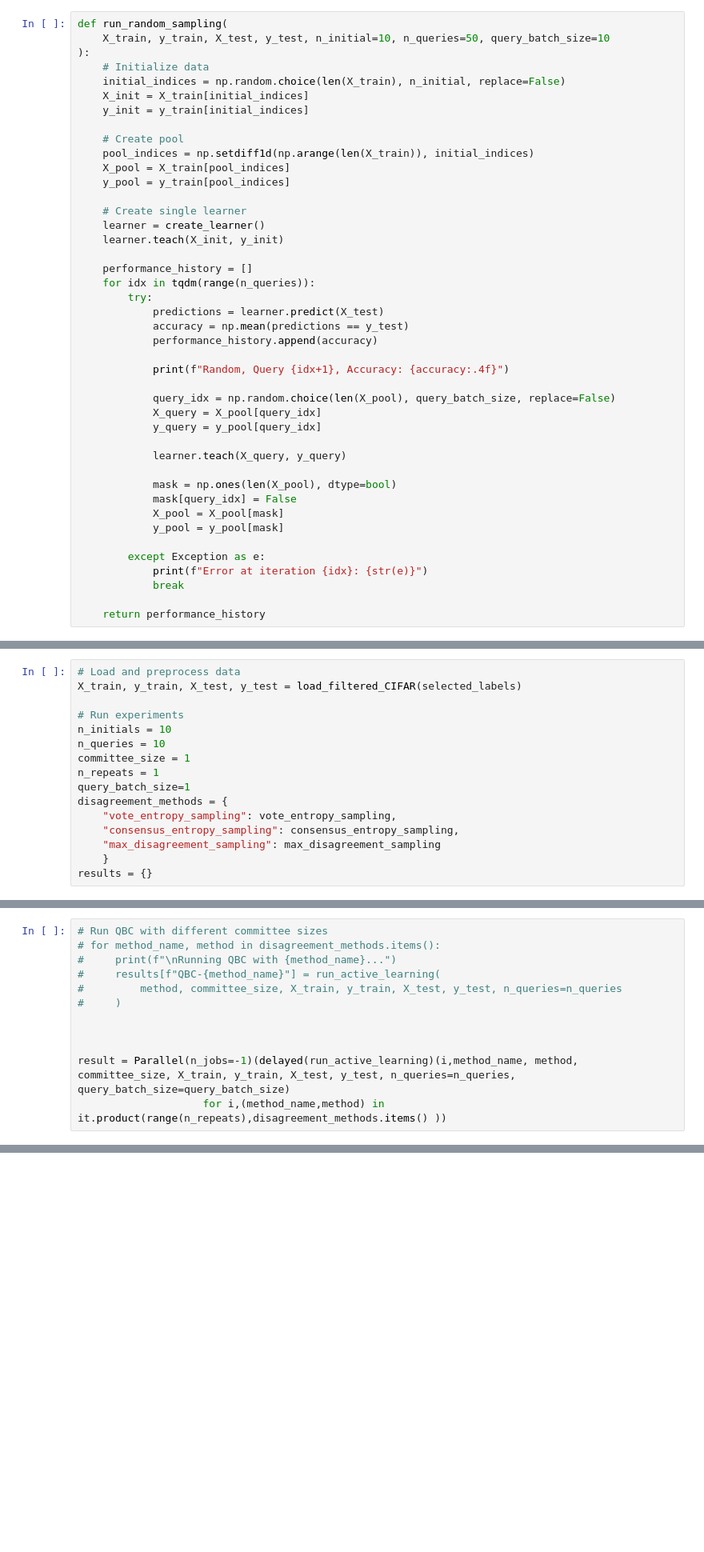
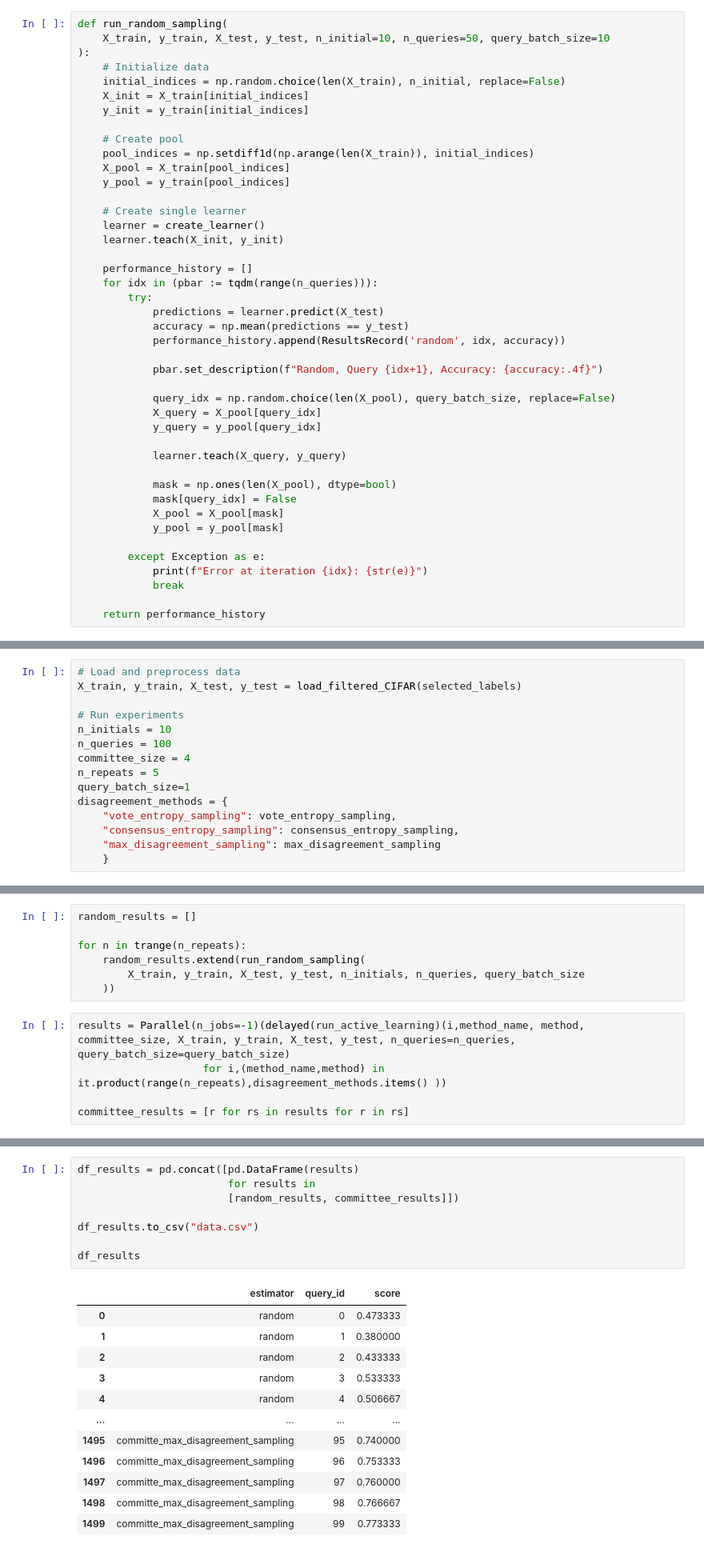
Before and after one commit to CelinaLaune/ActiveLearning, a Jupyter notebook: QBC_US.ipynb, the cells around one changed output, grey strips where cells are left out. Shown at 80% size. Cells and saved outputs as stored; diff of their text form; blank space fills up the shorter version.

Commit message:
Update random sampling

```diff
--- a/QBC_US.ipynb
+++ b/QBC_US.ipynb
@@ -139,13 +139,13 @@ def run_random_sampling(
     learner.teach(X_init, y_init)
 
     performance_history = []
-    for idx in tqdm(range(n_queries)):
+    for idx in (pbar := tqdm(range(n_queries))):
         try:
             predictions = learner.predict(X_test)
             accuracy = np.mean(predictions == y_test)
-            performance_history.append(accuracy)
+            performance_history.append(ResultsRecord('random', idx, accuracy))
 
-            print(f"Random, Query {idx+1}, Accuracy: {accuracy:.4f}")
+            pbar.set_description(f"Random, Query {idx+1}, Accuracy: {accuracy:.4f}")
 
             query_idx = np.random.choice(len(X_pool), query_batch_size, replace=False)
             X_query = X_pool[query_idx]
@@ -235,13 +233,12 @@ X_train, y_train, X_test, y_test = load_filtered_CIFAR(selected_labels)
 
 # Run experiments
 n_initials = 10
-n_queries = 10
-committee_size = 1
-n_repeats = 1
+n_queries = 100
+committee_size = 4
+n_repeats = 5
 query_batch_size=1
 disagreement_methods = {
     "vote_entropy_sampling": vote_entropy_sampling,
     "consensus_entropy_sampling": consensus_entropy_sampling,
     "max_disagreement_sampling": max_disagreement_sampling
     }
-results = {}
@@ -254,12 +248,12 @@ results = {}
+# %%
+random_results = []
+
+for n in trange(n_repeats):
+    random_results.extend(run_random_sampling(
+        X_train, y_train, X_test, y_test, n_initials, n_queries, query_batch_size
+    ))
 # %%
-# Run QBC with different committee sizes
-# for method_name, method in disagreement_methods.items():
-#     print(f"\nRunning QBC with {method_name}...")
-#     results[f"QBC-{method_name}"] = run_active_learning(
-#         method, committee_size, X_train, y_train, X_test, y_test, n_queries=n_queries
-#     )
+results = Parallel(n_jobs=-1)(delayed(run_active_learning)(i,method_name, method, committee_size, X_train, y_train, X_test, y_test, n_queries=n_queries, query_batch_size=query_batch_size)
+                    for i,(method_name,method) in it.product(range(n_repeats),disagreement_methods.items() ))
 
-
-
-result = Parallel(n_jobs=-1)(delayed(run_active_learning)(i,method_name, method, committee_size, X_train, y_train, X_test, y_test, n_queries=n_queries, query_batch_size=query_batch_size)
-                    for i,(method_name,method) in it.product(range(n_repeats),disagreement_methods.items() ))
+committee_results = [r for rs in results for r in rs]
@@ -286,0 +260,21 @@ df_results
+# %%
+df_results = pd.concat([pd.DataFrame(results)
+                        for results in
+                        [random_results, committee_results]])
+
+df_results.to_csv("data.csv")
+
+df_results
+# %% [output]
+|  | estimator | query_id | score |
+| 0 | random | 0 | 0.473333 |
+| 1 | random | 1 | 0.380000 |
+| 2 | random | 2 | 0.433333 |
+| 3 | random | 3 | 0.533333 |
+| 4 | random | 4 | 0.506667 |
+| ... | ... | ... | ... |
+| 1495 | committe_max_disagreement_sampling | 95 | 0.740000 |
+| 1496 | committe_max_disagreement_sampling | 96 | 0.753333 |
+| 1497 | committe_max_disagreement_sampling | 97 | 0.760000 |
+| 1498 | committe_max_disagreement_sampling | 98 | 0.766667 |
+| 1499 | committe_max_disagreement_sampling | 99 | 0.773333 |
```
Also changed, not shown: parts of 8 cells of this notebook, 1 other file.
